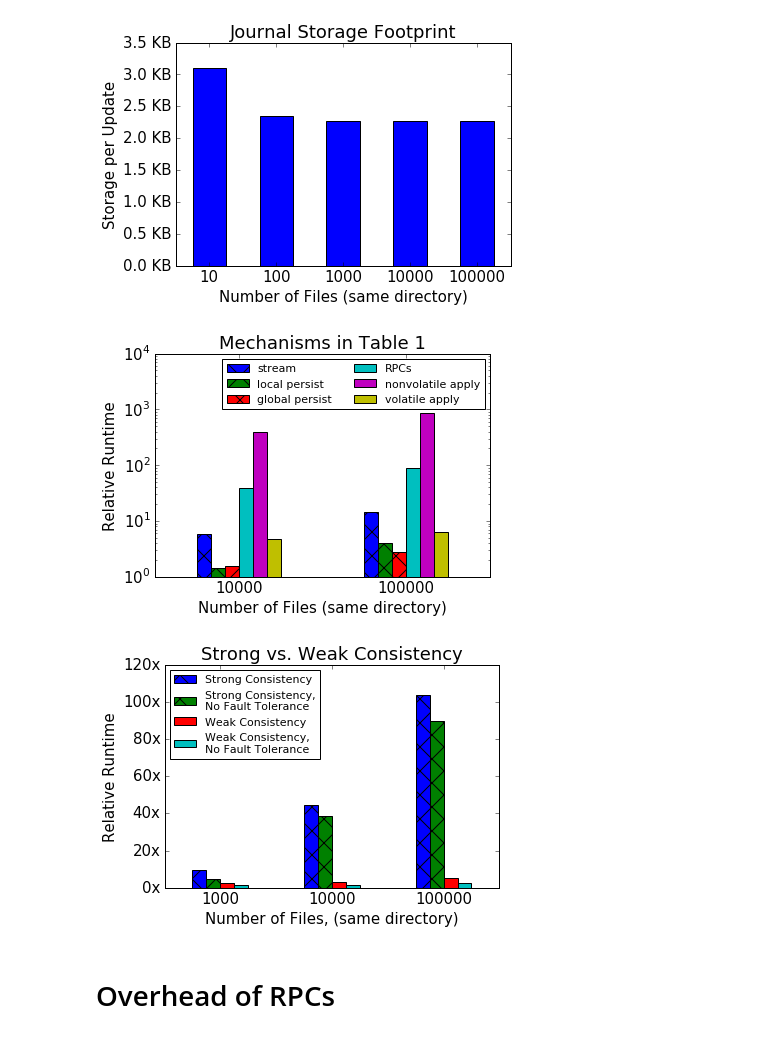
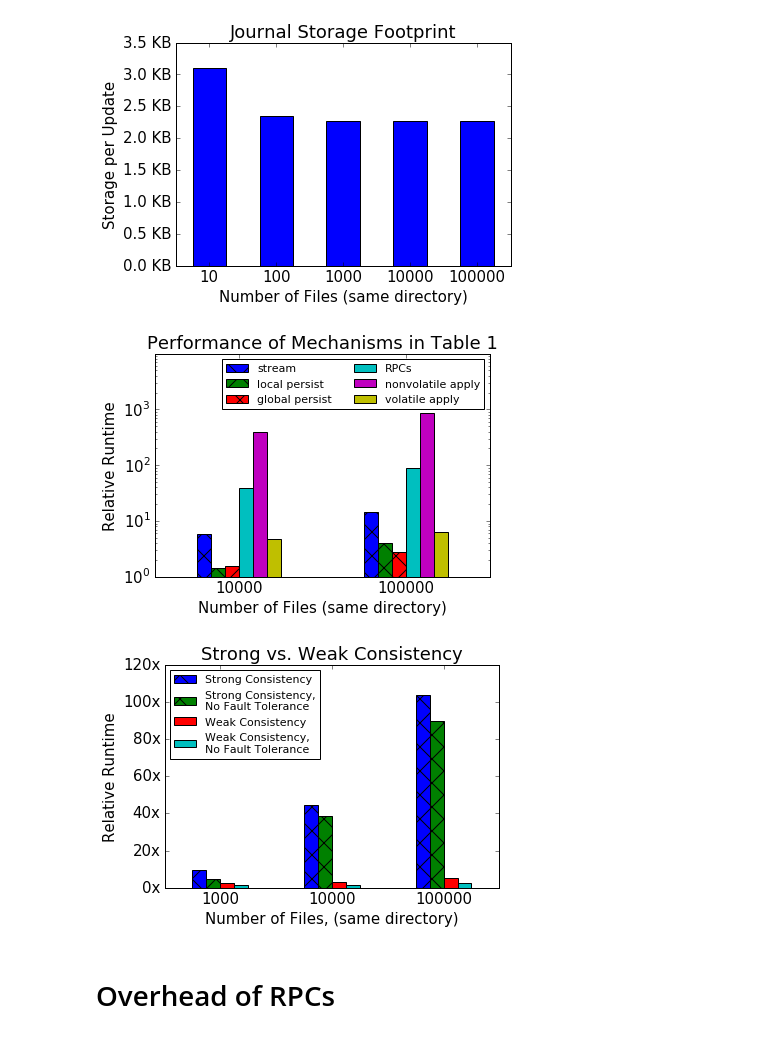
Before and after one commit to michaelsevilla/anonymous-popper, a Jupyter notebook: viz-decoupled.ipynb, the cells around one changed output. Saved outputs shown, nothing was run; the diff lists cells and outputs as text; code cells hidden in the pictures.

```diff
--- a/viz-decoupled.ipynb
+++ b/viz-decoupled.ipynb
@@ -130,14 +130,14 @@ slowdowns = slowdowns[:].div(creates, axis=0)
 # graph slowdowns
 slowdowns.plot.bar(ax=ax)
 #yerr=['10', '10', '10', '10', '10', '10', '100', '100', '100', '100', '100', '100', '10000', '10000', '10000', '10000', '10000', '10000', ])
-ax.set_title("Mechanisms in Table 1")
+ax.set_title("Performance of Mechanisms in Table 1")
 ax.set_ylabel("Relative Runtime")
 ax.set_xticklabels(files, rotation=0)
 ax.set_xlabel("Number of Files (same directory)")
 ax.yaxis.set_major_formatter(FormatStrFormatter('%.0fx'))
 ax.set_yscale('log')
 ax.set_ylim([1,10**4])
-ax.set_yticks([1, 10**1, 10**2, 10**3, 10**4])
+ax.set_yticks([1, 10**1, 10**2, 10**3])
 
 bars = ax.patches
 hatches = ''.join(h*len(slowdowns) for h in 'xxx   ')
@@ -209,34 +209,34 @@ fair['RPCs'] = df['RPCs']
 fair = fair[:].div(creates, axis=0)
 fair['Strong Consistency'] = fair['RPCs+stream']
 fair['Weak Consistency'] = fair['create+persist+v.apply']
 fair['Strong Consistency,\nNo Fault Tolerance'] = fair['RPCs']
 fair['Weak Consistency,\nNo Fault Tolerance'] = fair['create+v.apply']
 
 fair = fair[['Strong Consistency',
               'Strong Consistency,\nNo Fault Tolerance',
               'Weak Consistency',
               'Weak Consistency,\nNo Fault Tolerance',
              ]]
 fair.plot.bar(ax=ax)
 ax.set_title("Strong vs. Weak Consistency")
 ax.set_ylim(0)
 ax.legend(fontsize=11, loc='upper left')
 ax.set_ylim(0, 120)
 ax.set_xticklabels(files, rotation=0)
 ax.set_xlabel("Number of Files, (same directory)")
 ax.set_ylabel("Relative Runtime")
 
 ax.yaxis.set_major_formatter(FormatStrFormatter('%.0fx'))
 bars = ax.patches
 hatches = ''.join(h*len(slowdowns) for h in 'xx  ')
 for bar, hatch in zip(bars, hatches):
     bar.set_hatch(hatch)
 ax.legend(fontsize=11, loc='upper left', ncol=1)
 font = {'size'   : 15}
 matplotlib.rc('font', **font)
 fig.savefig('paper/graphs/slowdown-strong-v-weak.png', dpi=400, bbox_inches='tight')
 # %% [output]
-[figure, old version]
+[figure, new version]
 [figure]
 # %% [markdown]
 # Overhead of RPCs
```
Also changed, not shown: 8 other files.
